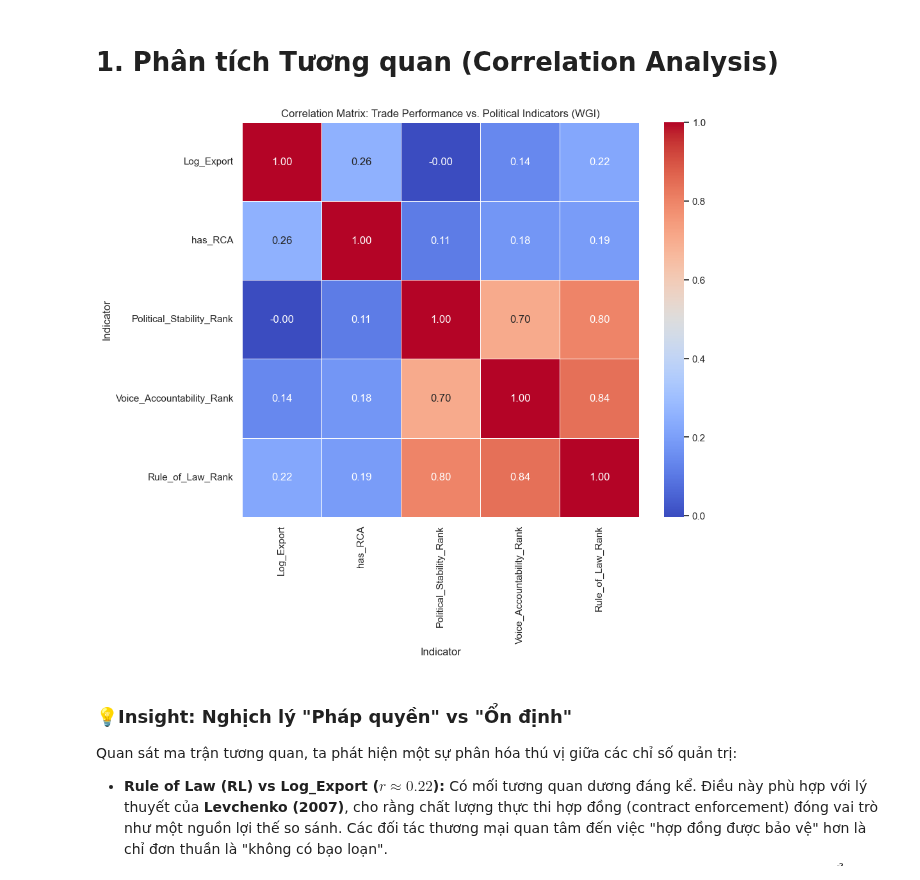
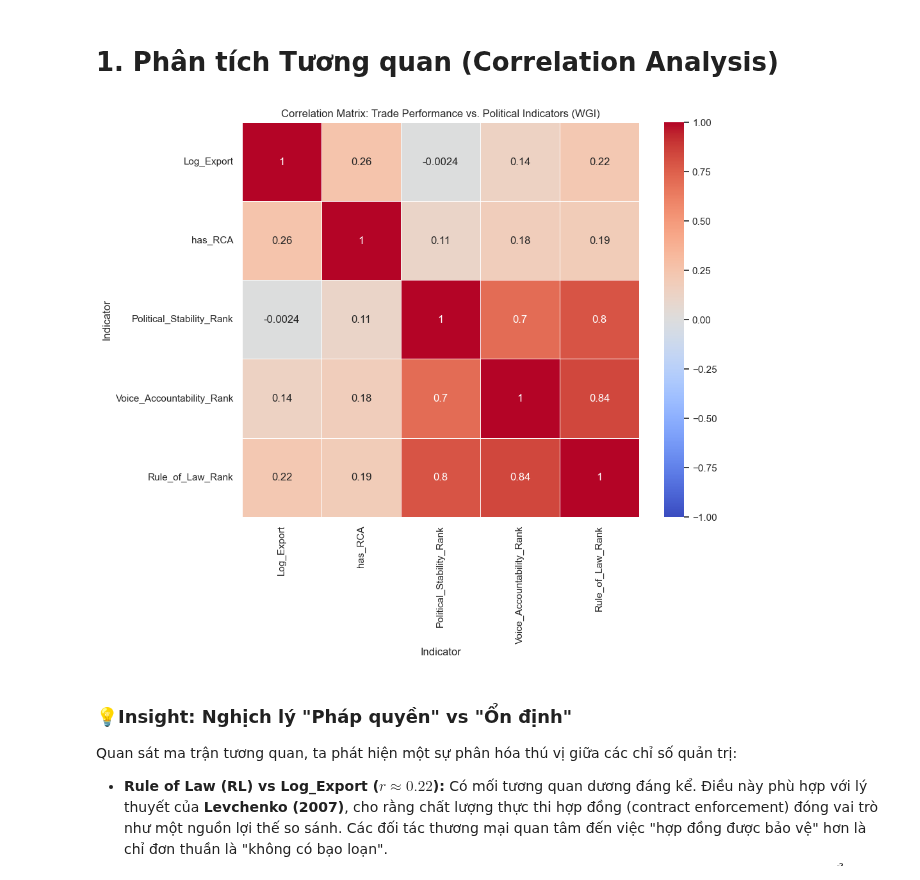
Before and after one commit to fountainhead-2207/DS111, a Jupyter notebook: Data/Silver/EDA/WGI_EDA.ipynb, the cells around one changed output. Drawn from its saved outputs; the diff is of its cells as text; code cells hidden in the pictures.

```diff
--- a/Data/Silver/EDA/WGI_EDA.ipynb
+++ b/Data/Silver/EDA/WGI_EDA.ipynb
@@ -42,14 +42,14 @@ Dữ liệu sau khi pivot và xử lý:
 # %%
 correlation_matrix = df_wgi[['Log_Export', 'has_RCA', 'Political_Stability_Rank',
                              'Voice_Accountability_Rank', 'Rule_of_Law_Rank']].corr()
 
 # Vẽ Heatmap
 plt.figure(figsize=(10, 8))
-sns.heatmap(correlation_matrix, annot=True, cmap='coolwarm', fmt=".2f", linewidths=0.5)
+sns.heatmap(correlation_matrix, annot=True, cmap='coolwarm', vmin = -1, vmax = 1, linewidths=0.5)
 plt.title('Correlation Matrix: Trade Performance vs. Political Indicators (WGI)')
 plt.show()
 # %% [output]
-[figure, old version]
+[figure, new version]
 # %% [markdown]
 ### 💡Insight: Nghịch lý "Pháp quyền" vs "Ổn định"
 
```
Also changed, not shown: parts of 1 cell of this notebook.
